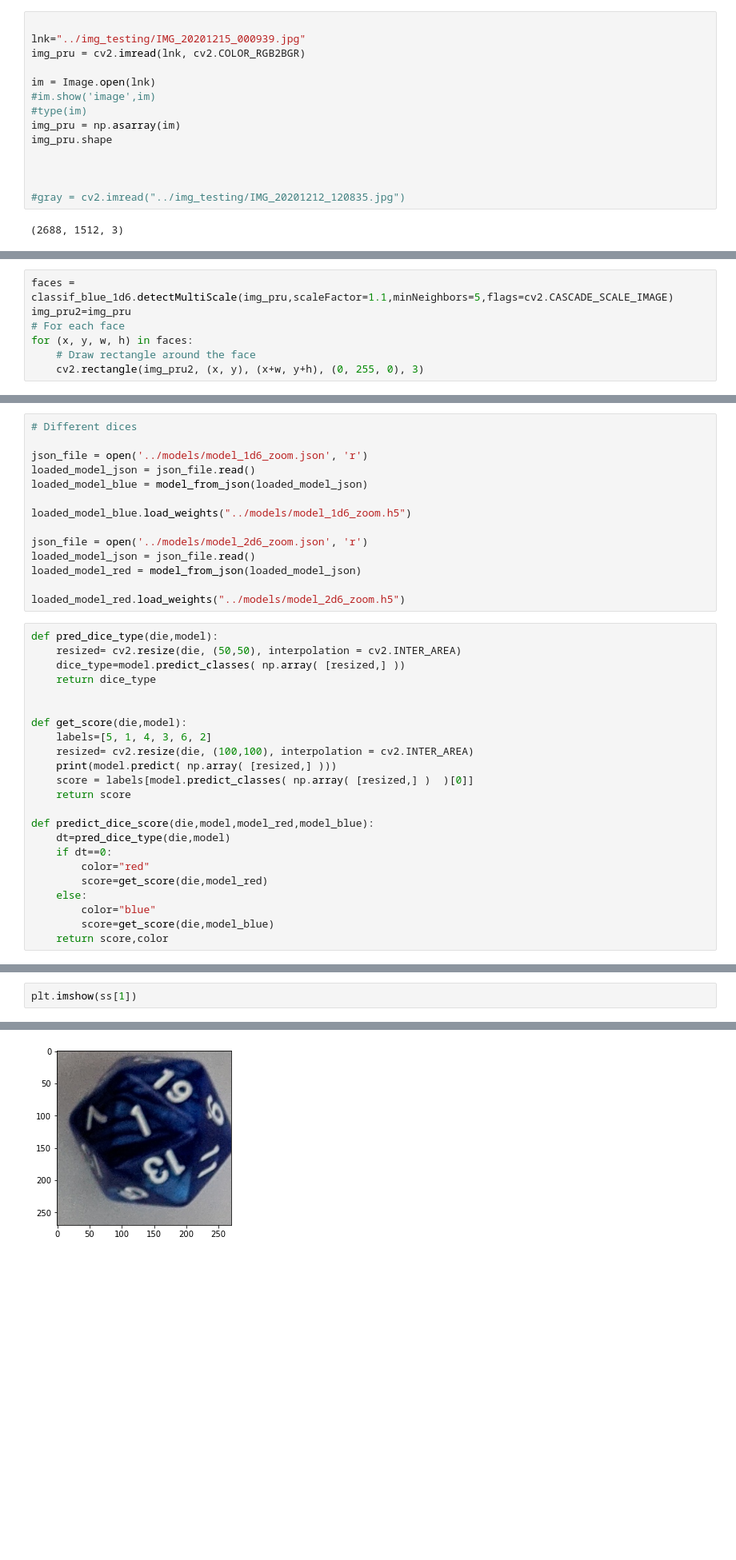
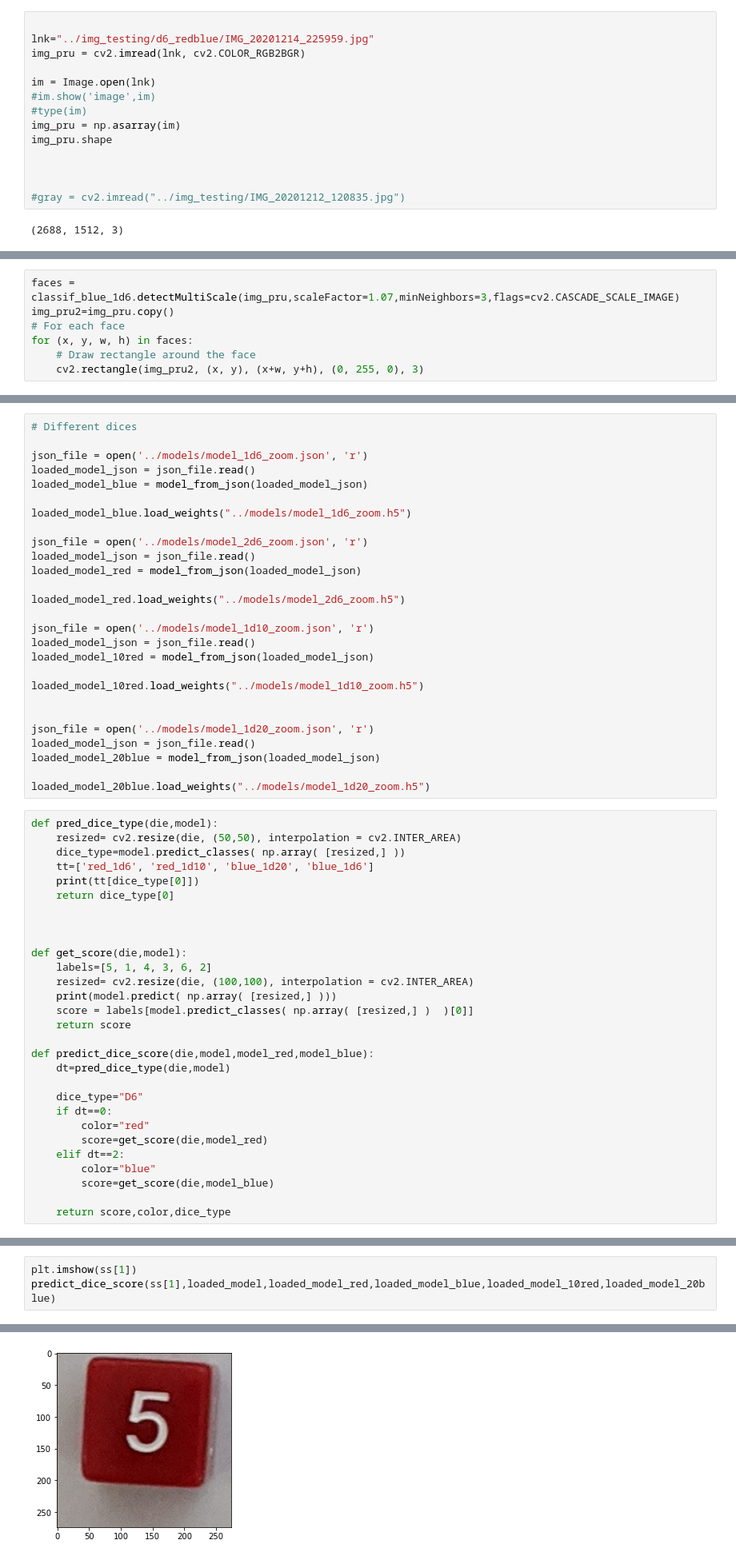
Before and after one commit to ordovas/dice-scores-recognition, a Jupyter notebook: models/testing_select_dice.ipynb, the cells around one changed output, grey strips where cells are left out. Shown at 80% size. Saved outputs shown, nothing was run; the diff lists cells and outputs as text; blank space fills up the shorter version.

```diff
--- a/models/testing_select_dice.ipynb
+++ b/models/testing_select_dice.ipynb
@@ -8,7 +8,7 @@ cap = cv2.VideoCapture(0,cv2.CAP_DSHOW)
 classif_blue_1d6 = cv2.CascadeClassifier('../cascade.xml')
 # %%
 
-lnk="../img_testing/IMG_20201215_000939.jpg"
+lnk="../img_testing/d6_redblue/IMG_20201214_225959.jpg"
 img_pru = cv2.imread(lnk, cv2.COLOR_RGB2BGR)
 
 im = Image.open(lnk)
@@ -31,6 +31,6 @@ plt.imshow(img_pru)
 # %%
-faces = classif_blue_1d6.detectMultiScale(img_pru,scaleFactor=1.1,minNeighbors=5,flags=cv2.CASCADE_SCALE_IMAGE)
-img_pru2=img_pru
+faces = classif_blue_1d6.detectMultiScale(img_pru,scaleFactor=1.07,minNeighbors=3,flags=cv2.CASCADE_SCALE_IMAGE)
+img_pru2=img_pru.copy()
 # For each face
 for (x, y, w, h) in faces:
     # Draw rectangle around the face
@@ -101,11 +101,27 @@ loaded_model_json = json_file.read()
 loaded_model_red = model_from_json(loaded_model_json)
 
 loaded_model_red.load_weights("../models/model_2d6_zoom.h5")
+
+json_file = open('../models/model_1d10_zoom.json', 'r')
+loaded_model_json = json_file.read()
+loaded_model_10red = model_from_json(loaded_model_json)
+
+loaded_model_10red.load_weights("../models/model_1d10_zoom.h5")
+
+
+json_file = open('../models/model_1d20_zoom.json', 'r')
+loaded_model_json = json_file.read()
+loaded_model_20blue = model_from_json(loaded_model_json)
+
+loaded_model_20blue.load_weights("../models/model_1d20_zoom.h5")
 # %%
 def pred_dice_type(die,model):
     resized= cv2.resize(die, (50,50), interpolation = cv2.INTER_AREA)
     dice_type=model.predict_classes( np.array( [resized,] ))
-    return dice_type
+    tt=['red_1d6', 'red_1d10', 'blue_1d20', 'blue_1d6']
+    print(tt[dice_type[0]])
+    return dice_type[0]
+
 
 
 def get_score(die,model):
@@ -117,12 +133,15 @@ def get_score(die,model):
 
 def predict_dice_score(die,model,model_red,model_blue):
     dt=pred_dice_type(die,model)
+
+    dice_type="D6"
     if dt==0:
         color="red"
         score=get_score(die,model_red)
-    else:
+    elif dt==2:
         color="blue"
         score=get_score(die,model_blue)
-    return score,color
+
+    return score,color,dice_type
 # %%
 for dice in ss:
@@ -148,3 +167,4 @@ plt.imshow(ss[0])
 # %%
 plt.imshow(ss[1])
+predict_dice_score(ss[1],loaded_model,loaded_model_red,loaded_model_blue,loaded_model_10red,loaded_model_20blue)
 # %% [output]
@@ -152 +175 @@ plt.imshow(ss[1])
-[figure, old version]
+[figure, new version]
```
Also changed, not shown: parts of 12 cells of this notebook, 3 other files.
